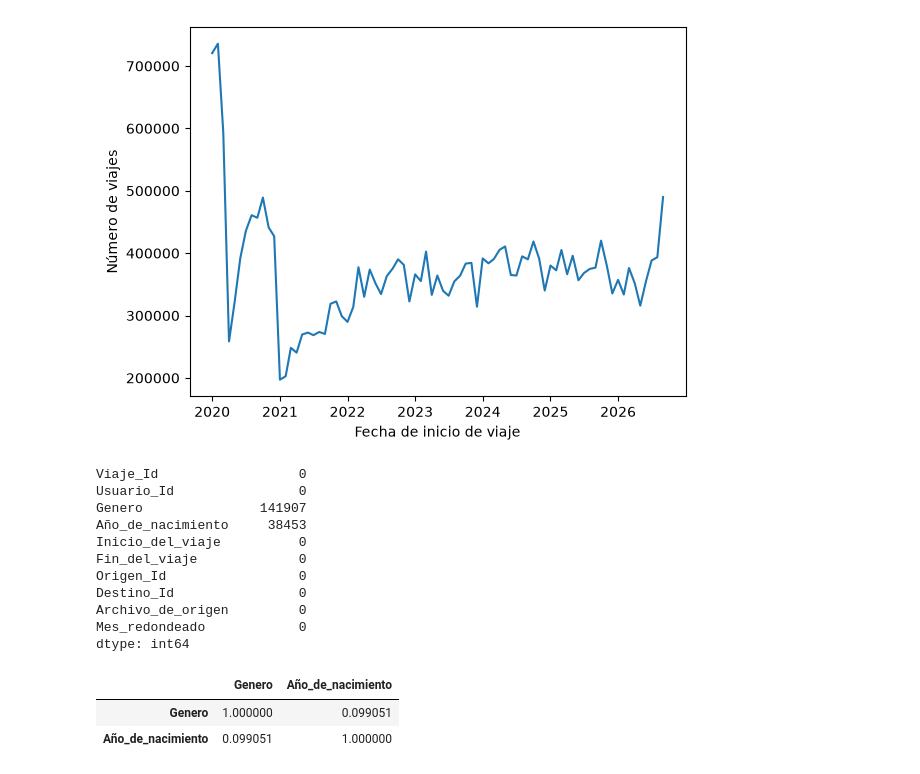
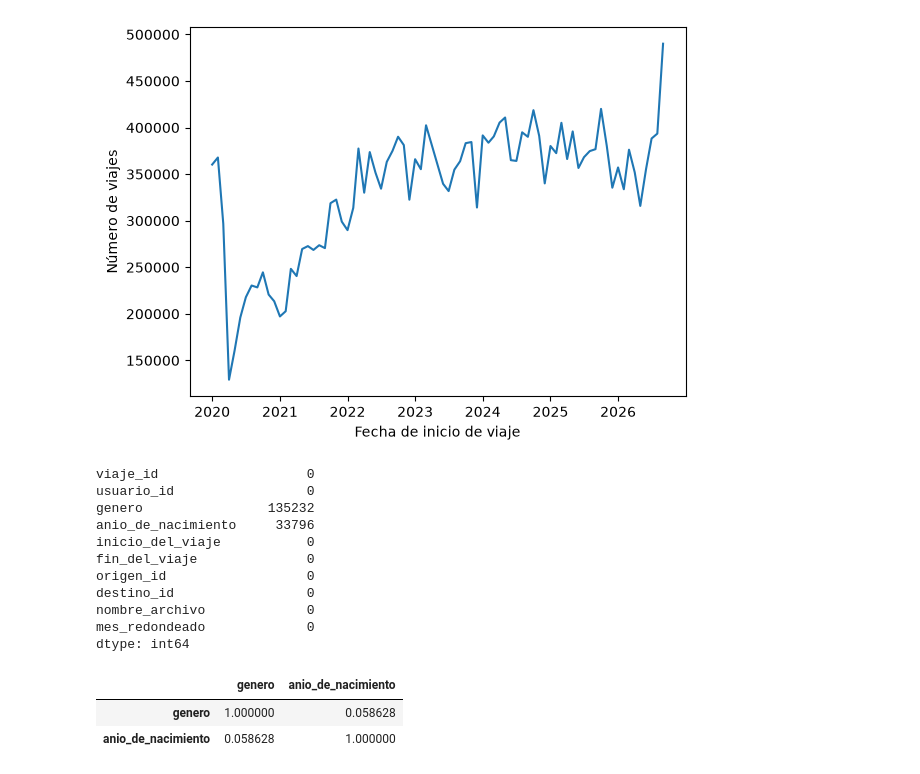
Before and after one commit to sanchezdavilaluisarturo/MLOps-ProyectoMiBici-Equipo7, a Jupyter notebook: notebooks/0.01-fat-exploracion-inicial.ipynb, the cells around one changed output. Saved outputs shown, nothing was run; the diff lists cells and outputs as text; code cells hidden in the pictures.

```diff
--- a/notebooks/0.01-fat-exploracion-inicial.ipynb
+++ b/notebooks/0.01-fat-exploracion-inicial.ipynb
@@ -97,6 +10,0 @@ def leer_multiples_datos_anuales(direccion, convencion, ano_min, ano_max):
-# %%
-direccion = "../data/raw"
-convencion="datos_abiertos"
-
-# Se lee todo del 2020 a 2026 (NOTA: archivos guardados localmente de forma manual)
-df = leer_multiples_datos_anuales(direccion, convencion, 2020, 2026)
@@ -103,3 +37,21 @@ df = leer_multiples_datos_anuales(direccion, convencion, 2020, 2026)
+# %%
+def leer_rango(direccion, desde=(2014, 12), hasta=(9999, 12), columnas=None):
+    patron = re.compile(r"datos_abiertos_(\d{4})_(\d{2})\.parquet$")
+    archivos = []
+    for ruta in sorted(Path(direccion).glob("datos_abiertos_*.parquet")):
+        m = patron.search(ruta.name)
+        if m and desde <= (int(m[1]), int(m[2])) <= hasta:
+            archivos.append(ruta)
+    if not archivos:
+        raise FileNotFoundError(f"No hay Parquet entre {desde} y {hasta} en '{direccion}'")
+
+    df = pd.concat(
+        [
+            pd.read_parquet(r, columns=columnas).assign(nombre_archivo=r.name) for r in archivos
+        ],
+        ignore_index=True)
+
+    return df
 # %%
 def redondear_a_primer_dia_del_mes(dt_col):
     col_redondeado = dt_col.astype(str).str.slice(stop=8) + "01"
@@ -109,37 +59,43 @@ df["Mes_redondeado"] = redondear_a_primer_dia_del_mes(df["Inicio_del_viaje"])
+# %%
+DATA_DIR = "../data/external"
+df = leer_todos_los_archivos(DATA_DIR)
+# %%
+df = leer_rango(DATA_DIR, (2020, 1), (2026, 9))
 # %%
-groupedby = df.groupby(df["Mes_redondeado"])['Viaje_Id'].count()
+df["mes_redondeado"] = redondear_a_primer_dia_del_mes(df["inicio_del_viaje"])
+groupedby = df.groupby(df["mes_redondeado"])['viaje_id'].count()
 
 plt.plot(groupedby.index, groupedby)
 plt.xlabel("Fecha de inicio de viaje")
 plt.ylabel("Número de viajes")
 plt.show()
 # %% [output]
-[figure, old version]
+[figure, new version]
 # %%
 # Solo Genero y Año de nacimiento tienen nulls
 # Pendiente revisar si hay strings actuando como nulos
 df.isna().sum()
 # %% [output]
-Viaje_Id                  0
-Usuario_Id                0
-Genero               141907
-Año_de_nacimiento     38453
-Inicio_del_viaje          0
-Fin_del_viaje             0
-Origen_Id                 0
-Destino_Id                0
-Archivo_de_origen         0
-Mes_redondeado            0
+viaje_id                   0
+usuario_id                 0
+genero                135232
+anio_de_nacimiento     33796
+inicio_del_viaje           0
+fin_del_viaje              0
+origen_id                  0
+destino_id                 0
+nombre_archivo             0
+mes_redondeado             0
 dtype: int64
 # %%
 # No hay correlacion entre los nulos de Genero y los nulos de año de nacimiento
-null_matrix = df[["Genero","Año_de_nacimiento"]].isnull().astype(int)
+null_matrix = df[["genero","anio_de_nacimiento"]].isnull().astype(int)
 null_corr = null_matrix.corr(method='pearson')
 null_corr
 # %% [output]
-|  | Genero | Año_de_nacimiento |
-| Genero | 1.000000 | 0.099051 |
-| Año_de_nacimiento | 0.099051 | 1.000000 |
+|  | genero | anio_de_nacimiento |
+| genero | 1.000000 | 0.058628 |
+| anio_de_nacimiento | 0.058628 | 1.000000 |
 # %%
 # 29779602 records no tienen ninguna de estas columnas (Genero, Año de nacimiento) nulas
 # 165406 tienen una u otra nula
```
Also changed, not shown: parts of 36 cells of this notebook.
